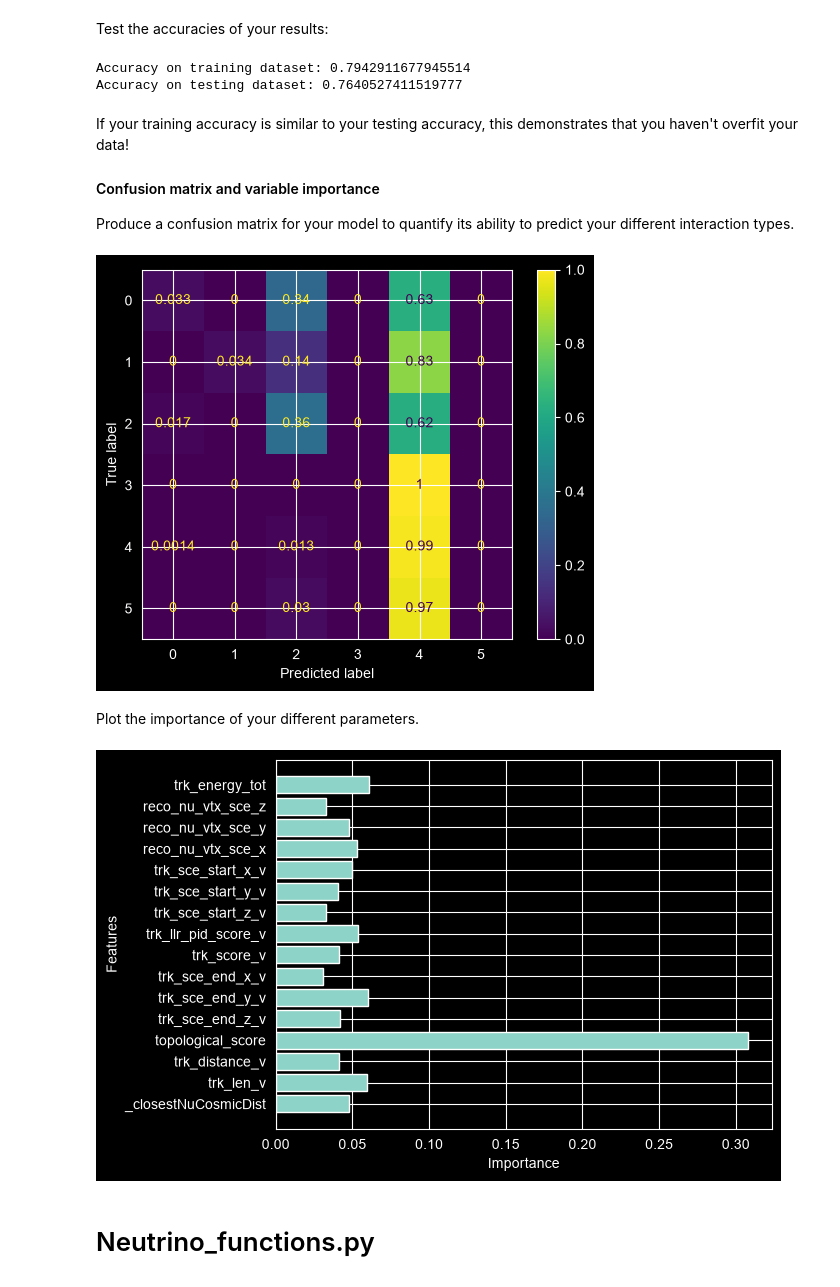
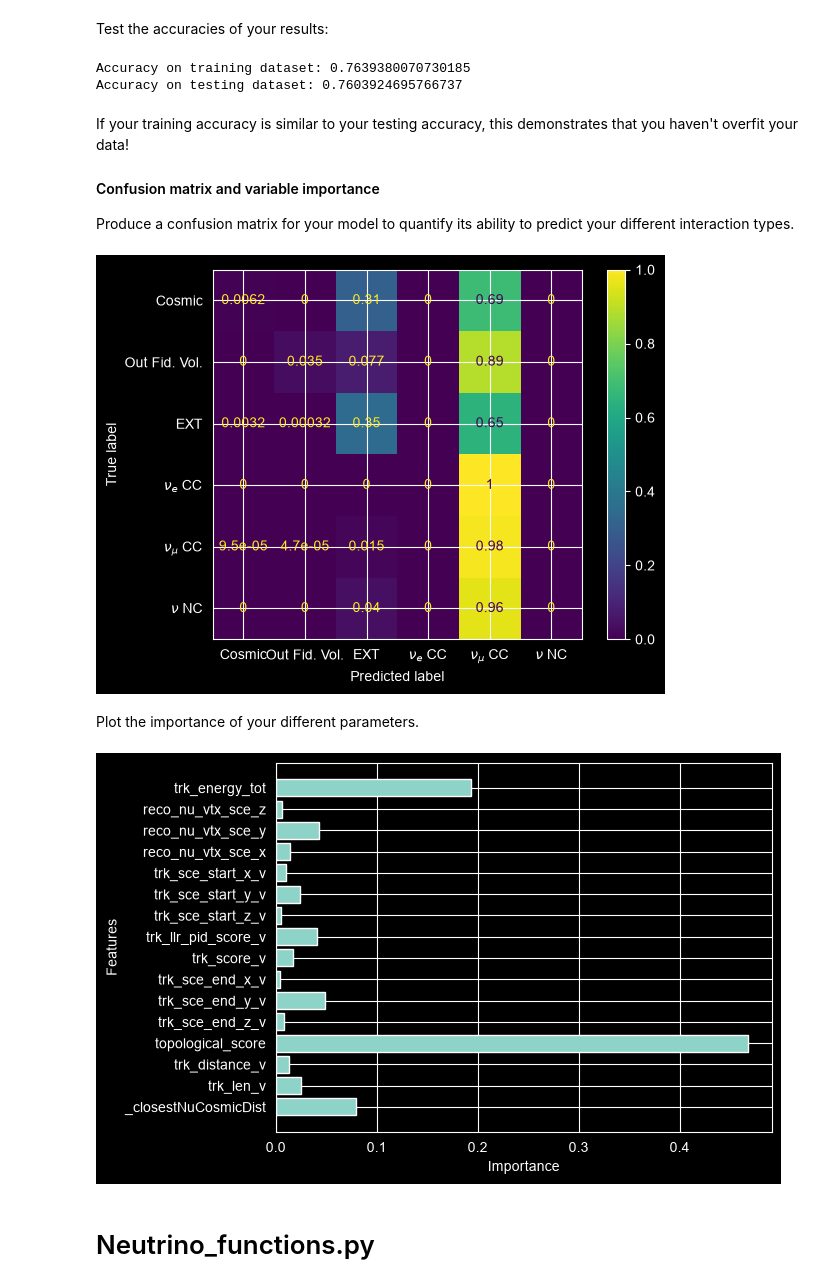
Before and after one commit to harrisonunwin/MicroBooNE_Lab, a Jupyter notebook: MainAnalysis_template.ipynb, the cells around one changed output. Cells and saved outputs as stored; diff of their text form; code cells hidden in the pictures.

Commit message:
added all 5 categories to confusion matrix

```diff
--- a/MainAnalysis_template.ipynb
+++ b/MainAnalysis_template.ipynb
@@ -225,7 +225,7 @@ output = ['category']
 
 # Setup new database, NEED MORE VALUES
 MC_EXT_ML = MC_EXT.copy(deep = True)
-MC_EXT_ML = MC_EXT.sample(int(len(MC_EXT)/10))
+#MC_EXT_ML = MC_EXT.sample(int(len(MC_EXT)/10))     #now using all readings
 
 # Remove muon neutrino and electron neutrino events.
 MC_EXT_ML.drop(MC_EXT_ML[(MC_EXT_ML.trk_energy_tot > 2)].index, inplace = True)
@@ -299,8 +299,8 @@ y_pred = rf.predict(x_test)
 print("Accuracy on testing dataset:",metrics.accuracy_score(y_test, y_pred))
 rf_acc_test = metrics.accuracy_score(y_test, y_pred)
 # %% [output]
-Accuracy on training dataset: 0.7942911677945514
-Accuracy on testing dataset: 0.7640527411519777
+Accuracy on training dataset: 0.7639380070730185
+Accuracy on testing dataset: 0.7603924695766737
 # %% [markdown]
 If your training accuracy is similar to your testing accuracy, this demonstrates that you haven't overfit your data!
 
@@ -309,15 +309,15 @@ If your training accuracy is similar to your testing accuracy, this demonstrates
 Produce a confusion matrix for your model to quantify its ability to predict your different interaction types.
 # %%
 # For labelling your confusion matrix
-ptype_no_mu_e = [r"Cosmic", r"Out Fid. Vol.", r"EXT", r"$\nu$ NC", r"$\nu$ CC"]
+ptype_no_mu_e = [r"Cosmic", r"Out Fid. Vol.", r"EXT", r"$\nu_e$ CC", r"$\nu_\mu$ CC", r"$\nu$ NC"]
 
 # plot your confusion matrix
 cm = confusion_matrix(y_test, y_pred,normalize = 'true')
-disp = ConfusionMatrixDisplay(confusion_matrix=cm)
+disp = ConfusionMatrixDisplay(confusion_matrix=cm, display_labels=ptype_no_mu_e)
 disp.plot()
 plt.show()
 # %% [output]
-[figure, old version]
+[figure, new version]
 # %% [markdown]
 Plot the importance of your different parameters.
 # %%
@@ -331,7 +331,7 @@ plt.xlabel("Importance")
 plt.ylabel("Features")
 plt.show()
 # %% [output]
-[figure, old version]
+[figure, new version]
 # %% [markdown]
 # Neutrino_functions.py
 # %% [markdown]
```
Also changed, not shown: parts of 2 cells of this notebook.
